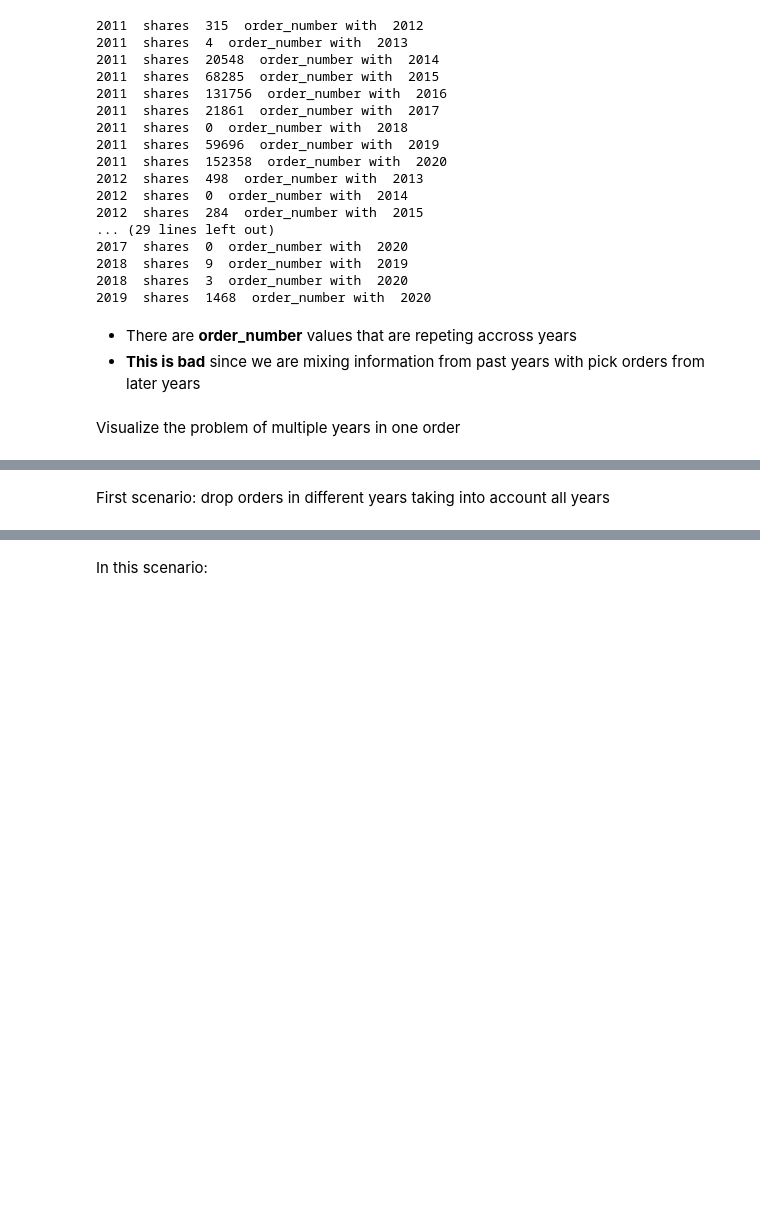
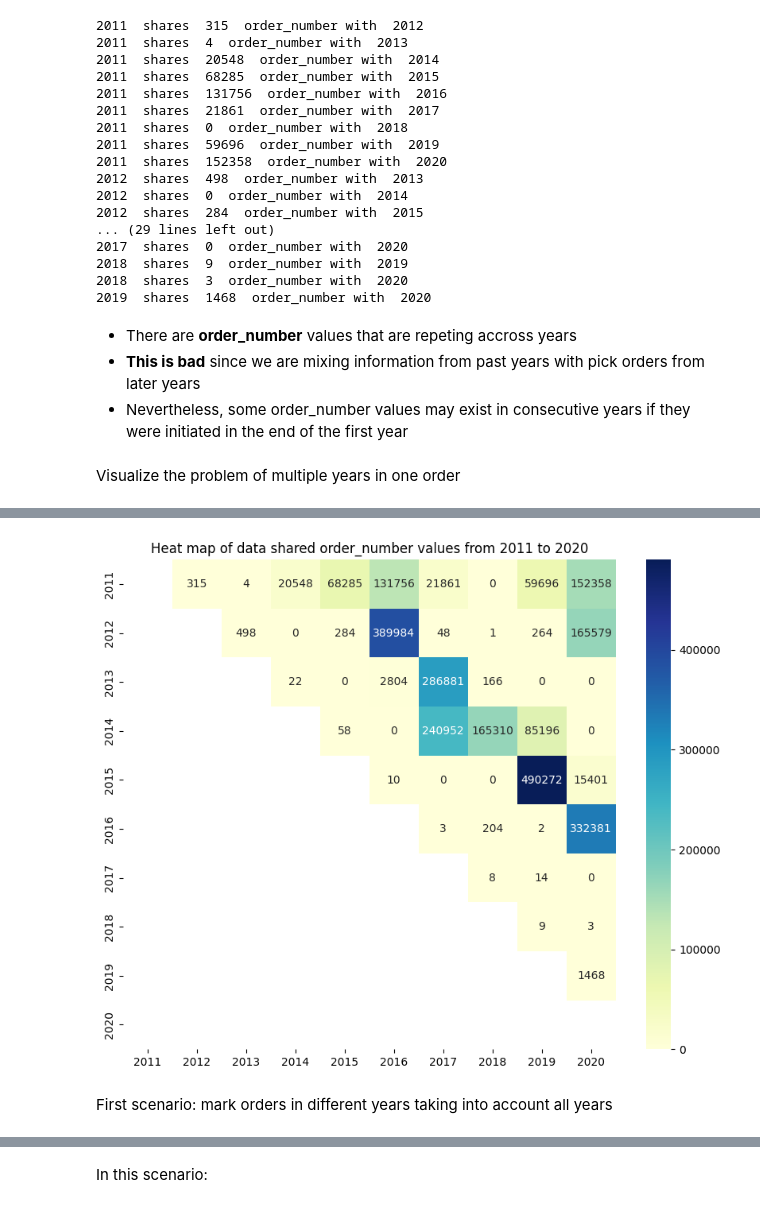
Before and after one commit to aleksandarkling/OBETAWarehousingAnalyticsProject, a Jupyter notebook: Step 1 - Preparing Data/pick_data.ipynb, the cells around one changed output, grey strips where cells are left out. Drawn from its saved outputs; the diff is of its cells as text; code cells hidden in the pictures; blank space fills up the shorter version.

```diff
--- a/Step 1 - Preparing Data/pick_data.ipynb
+++ b/Step 1 - Preparing Data/pick_data.ipynb
@@ -324,5 +341,6 @@ for i, j in list(combinations(year_unique_list, 2)):
 # %% [markdown]
 * There are **order_number** values that are repeting accross years
 * **This is bad** since we are mixing information from past years with pick orders from later years
+* Nevertheless, some order_number values may exist in consecutive years if they were initiated in the end of the first year
 # %% [markdown]
 Visualize the problem of multiple years in one order
@@ -337,8 +353,52 @@ pick_data[pick_data["order_number"] == "1000574"]
 | 6417254 | 296324 | AKL | 48 | 1000574 | 2 | 2 | St | ... |
 | 27397895 | 109910 | HRL | 48 | 1000574 | 6 | 100 | Mt | ... |
 | 27403445 | A80713 | AKL | 48 | 1000574 | 5 | 1 | St | ... |
+# %%
+
+# create a loop to evaluation how many products are picked from different categories
+year_unique_list = sorted(pick_data.year.unique())
+
+# create dictionary for plotting
+year_dict_heat = {}
+for i in year_unique_list:
+    year_dict_heat[str(i)] = []
+
+# create loop of years
+for i in year_unique_list:
+    for j in year_unique_list:
+
+        # create a merge dataframe matching the products the categories (warehouses) share with each other
+        list_i = list(set(list(pick_data[pick_data["year"]==i]["order_number"].values)))
+        list_j = list(set(list(pick_data[pick_data["year"]==j]["order_number"].values)))
+
+        # get intersection
+        common_values_i_j = set(list_i).intersection(list_j)
+
+        # append to dict
+        year_dict_heat[str(i)].append(len(common_values_i_j))
+# %%
+# set diagonal in zero
+for i, year in enumerate(year_dict_heat.keys()):
+    year_dict_heat[year][i] = 0
+
+# convert dictionary to dataframe
+df = pd.DataFrame(year_dict_heat)
+
+# set the index to column names
+df.index = df.columns
+
+# create a mask for the upper triangle
+mask = np.tril(np.ones_like(df, dtype=bool))
+
+# create a heatmap
+plt.figure(figsize=(10, 8))
+sns.heatmap(df, annot=True, cmap='YlGnBu', fmt="d", mask=mask)
+plt.title('Heat map of data shared order_number values from 2011 to 2020')
+plt.show()
+# %% [output]
+[figure, added]
 # %% [markdown]
-First scenario: drop orders in different years taking into account all years
+First scenario: mark orders in different years taking into account all years
 # %%
 # create a testing_dataframe for experiments
 pick_data_year_drop = pick_data.copy()
```
Also changed, not shown: parts of 102 cells of this notebook.
